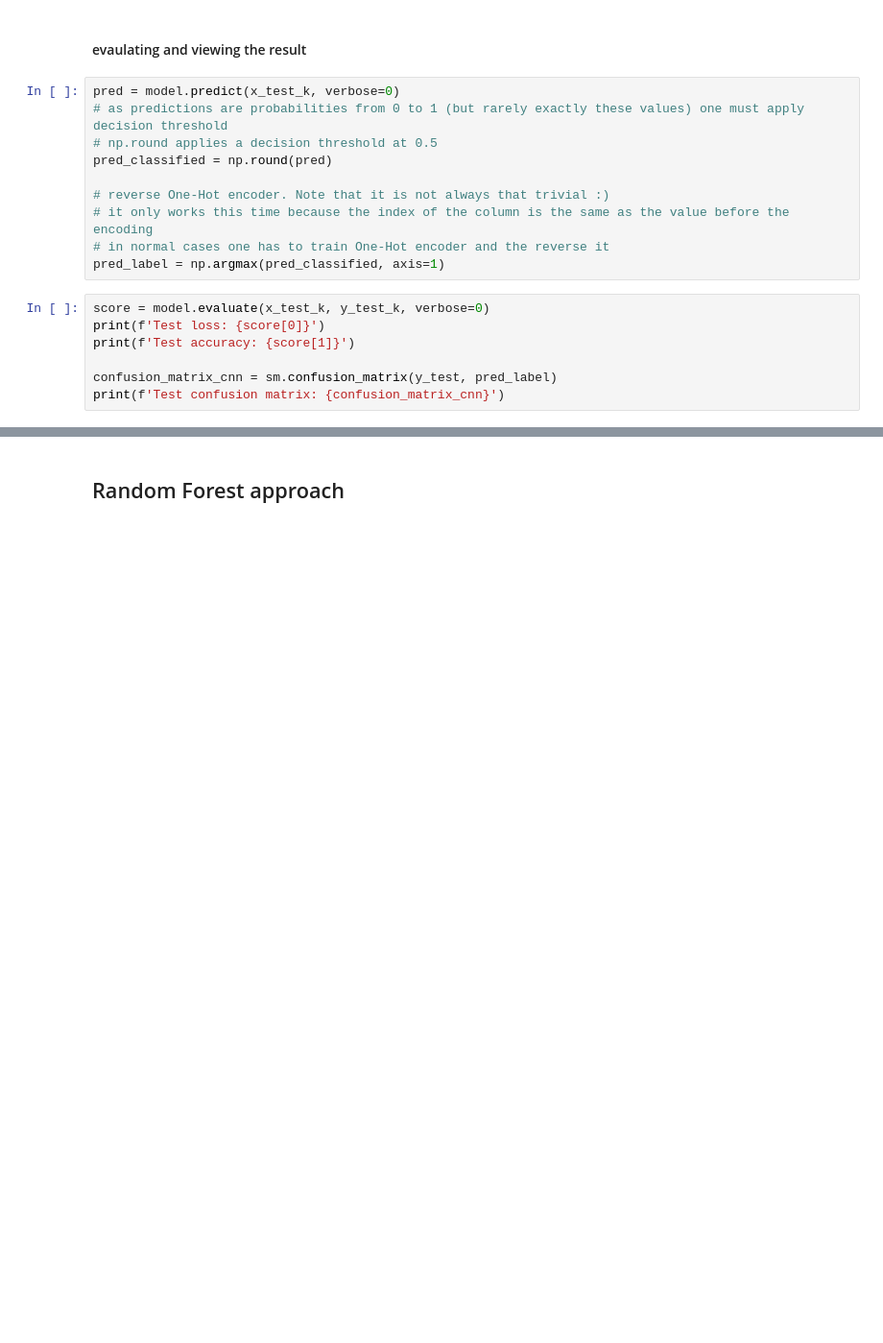
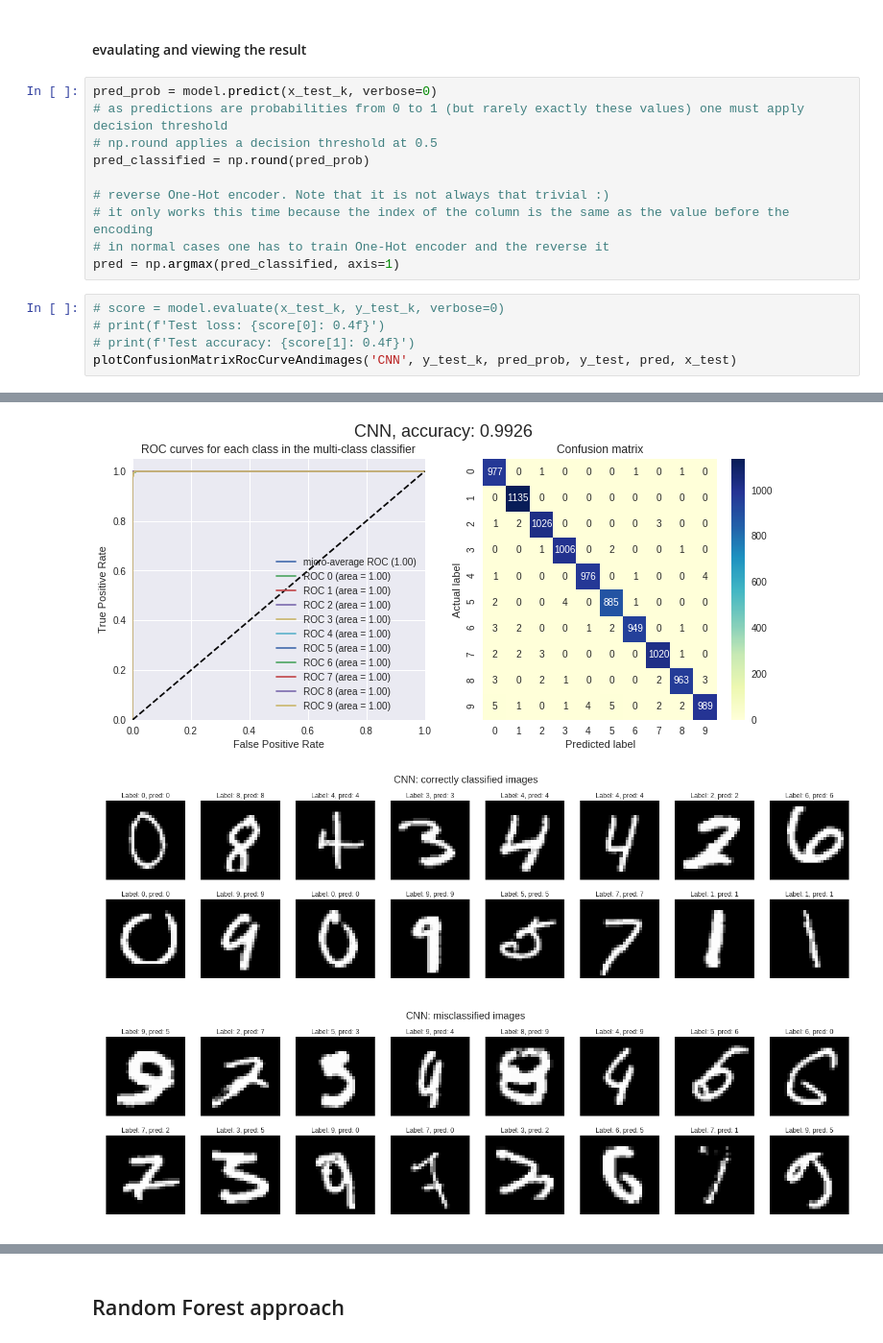
Before and after one commit to jahabdank/mnist-digit-classifiers, a Jupyter notebook: keras_mnist_digit_recognition.ipynb, the cells around one changed output, grey strips where cells are left out. Shown at 96% size. Drawn from its saved outputs; the diff is of its cells as text; blank space fills up the shorter version.

```diff
--- a/keras_mnist_digit_recognition.ipynb
+++ b/keras_mnist_digit_recognition.ipynb
@@ -325,20 +379,18 @@ m_axs[1].grid(False)
 # %% [markdown]
 #### evaulating and viewing the result
 # %%
-pred = model.predict(x_test_k, verbose=0)
+pred_prob = model.predict(x_test_k, verbose=0)
 # as predictions are probabilities from 0 to 1 (but rarely exactly these values) one must apply decision threshold
 # np.round applies a decision threshold at 0.5
-pred_classified = np.round(pred)
+pred_classified = np.round(pred_prob)
 
 # reverse One-Hot encoder. Note that it is not always that trivial :)
 # it only works this time because the index of the column is the same as the value before the encoding
 # in normal cases one has to train One-Hot encoder and the reverse it
-pred_label = np.argmax(pred_classified, axis=1)
+pred = np.argmax(pred_classified, axis=1)
 # %%
-score = model.evaluate(x_test_k, y_test_k, verbose=0)
-print(f'Test loss: {score[0]}')
-print(f'Test accuracy: {score[1]}')
-
-confusion_matrix_cnn = sm.confusion_matrix(y_test, pred_label)
-print(f'Test confusion matrix: {confusion_matrix_cnn}')
+# score = model.evaluate(x_test_k, y_test_k, verbose=0)
+# print(f'Test loss: {score[0]: 0.4f}')
+# print(f'Test accuracy: {score[1]: 0.4f}')
+plotConfusionMatrixRocCurveAndimages('CNN', y_test_k, pred_prob, y_test, pred, x_test)
 # %% [output]
@@ -346,0 +397,3 @@ Test accuracy: 0.9914
+[figure, added]
+[figure, added]
+[figure, added]
```
Also changed, not shown: parts of 39 cells of this notebook.
